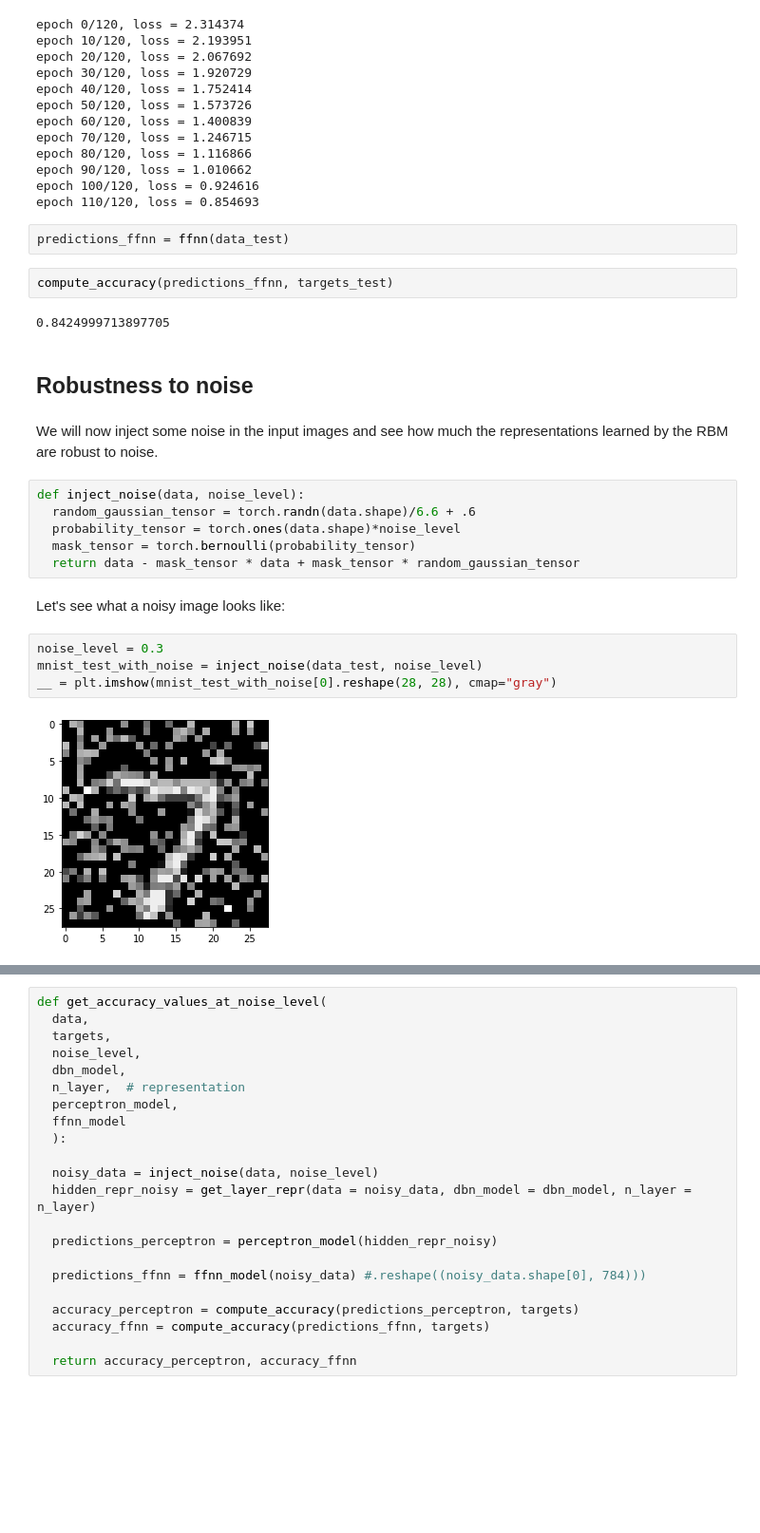
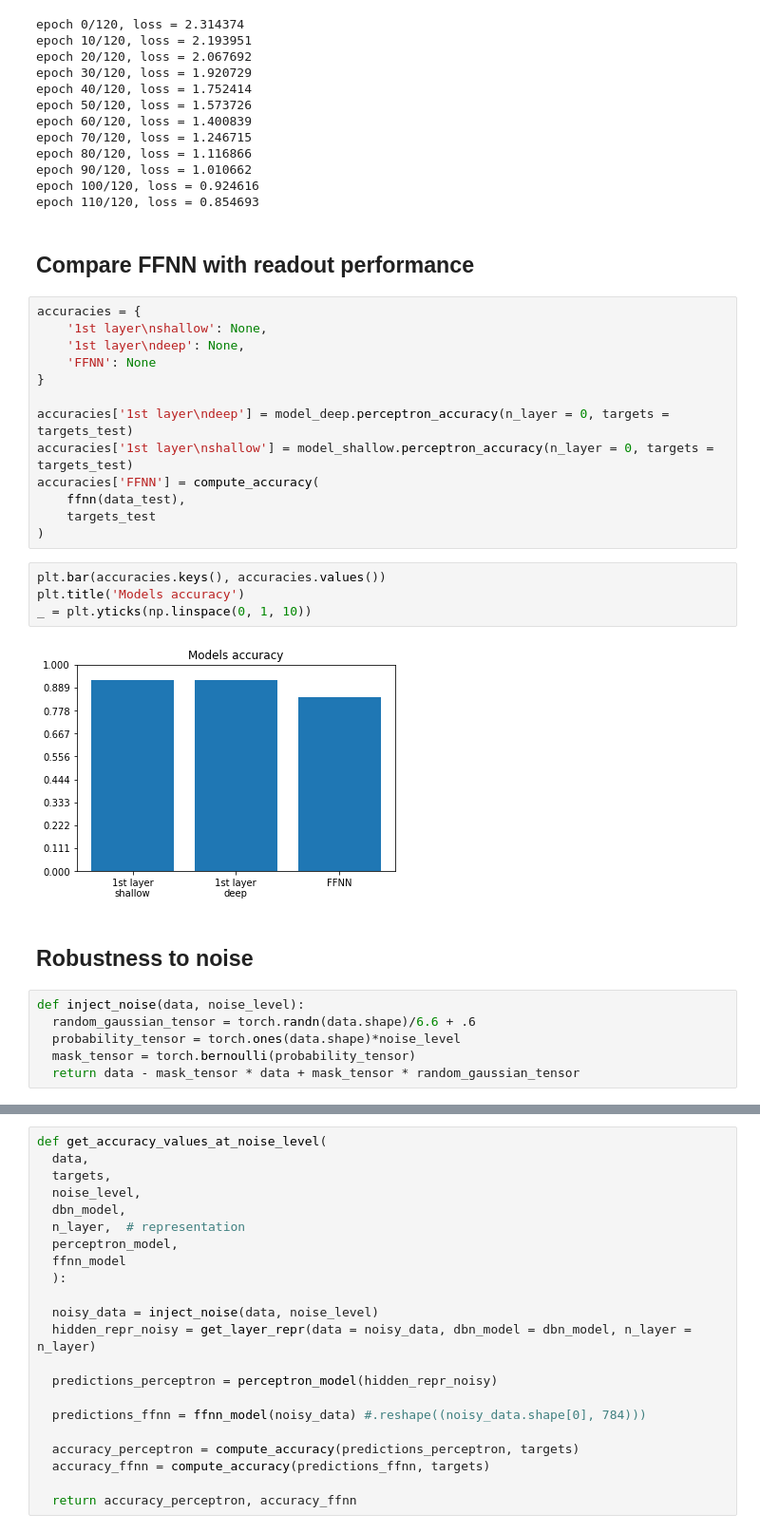
Before and after one commit to PashaIanko/RestrictedBolzmannMachine, a Jupyter notebook: Project remaster.ipynb, the cells around one changed output, grey strips where cells are left out. Shown at 95% size. Saved outputs shown, nothing was run; the diff lists cells and outputs as text; blank space fills up the shorter version.

```diff
--- a/Project remaster.ipynb
+++ b/Project remaster.ipynb
@@ -569,27 +549,32 @@ epoch 80/120, loss = 1.116866
 epoch 90/120, loss = 1.010662
 epoch 100/120, loss = 0.924616
 epoch 110/120, loss = 0.854693
-# %%
-predictions_ffnn = ffnn(data_test)
-# %%
-compute_accuracy(predictions_ffnn, targets_test)
-# %% [output]
-0.8424999713897705
+# %% [markdown]
+## Compare FFNN with readout performance
+# %%
+accuracies = {
+    '1st layer\nshallow': None,
+    '1st layer\ndeep': None,
+    'FFNN': None
+}
+
+accuracies['1st layer\ndeep'] = model_deep.perceptron_accuracy(n_layer = 0, targets = targets_test)
+accuracies['1st layer\nshallow'] = model_shallow.perceptron_accuracy(n_layer = 0, targets = targets_test)
+accuracies['FFNN'] = compute_accuracy(
+    ffnn(data_test),
+    targets_test
+)
+# %%
+plt.bar(accuracies.keys(), accuracies.values())
+plt.title('Models accuracy')
+_ = plt.yticks(np.linspace(0, 1, 10))
+# %% [output]
+[figure, added]
 # %% [markdown]
 ## Robustness to noise
-# %% [markdown]
-We will now inject some noise in the input images and see how much the representations learned by the RBM are robust to noise.
 # %%
 def inject_noise(data, noise_level):
   random_gaussian_tensor = torch.randn(data.shape)/6.6 + .6
   probability_tensor = torch.ones(data.shape)*noise_level
   mask_tensor = torch.bernoulli(probability_tensor)
   return data - mask_tensor * data + mask_tensor * random_gaussian_tensor
-# %% [markdown]
-Let's see what a noisy image looks like:
-# %%
-noise_level = 0.3
-mnist_test_with_noise = inject_noise(data_test, noise_level)
-__ = plt.imshow(mnist_test_with_noise[0].reshape(28, 28), cmap="gray")
-# %% [output]
-[figure, removed]
```
Also changed, not shown: parts of 27 cells of this notebook.
